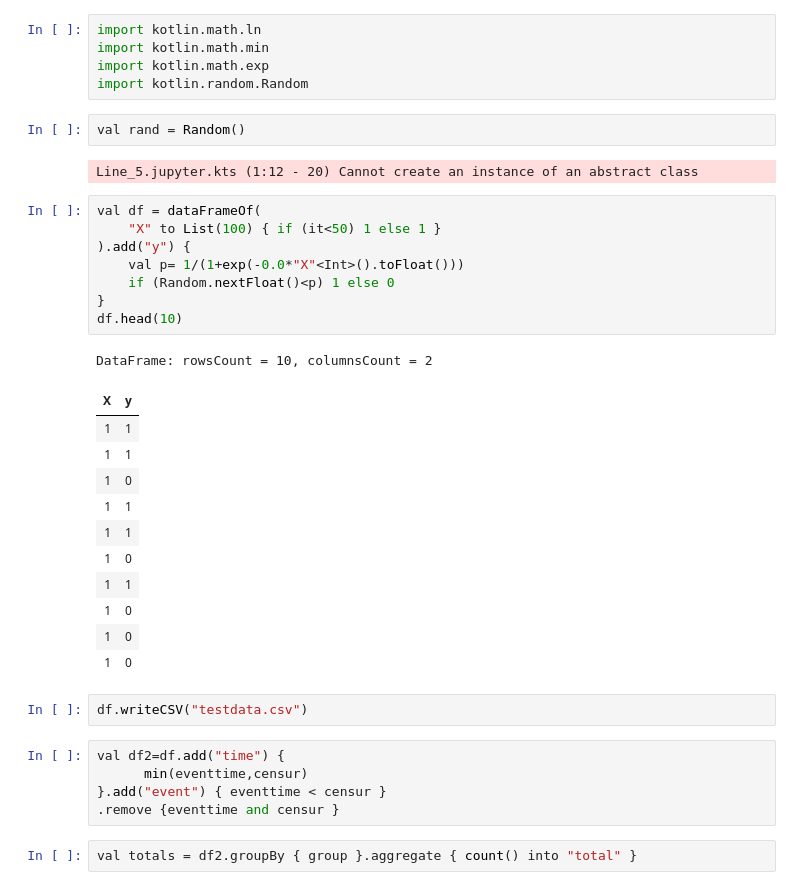
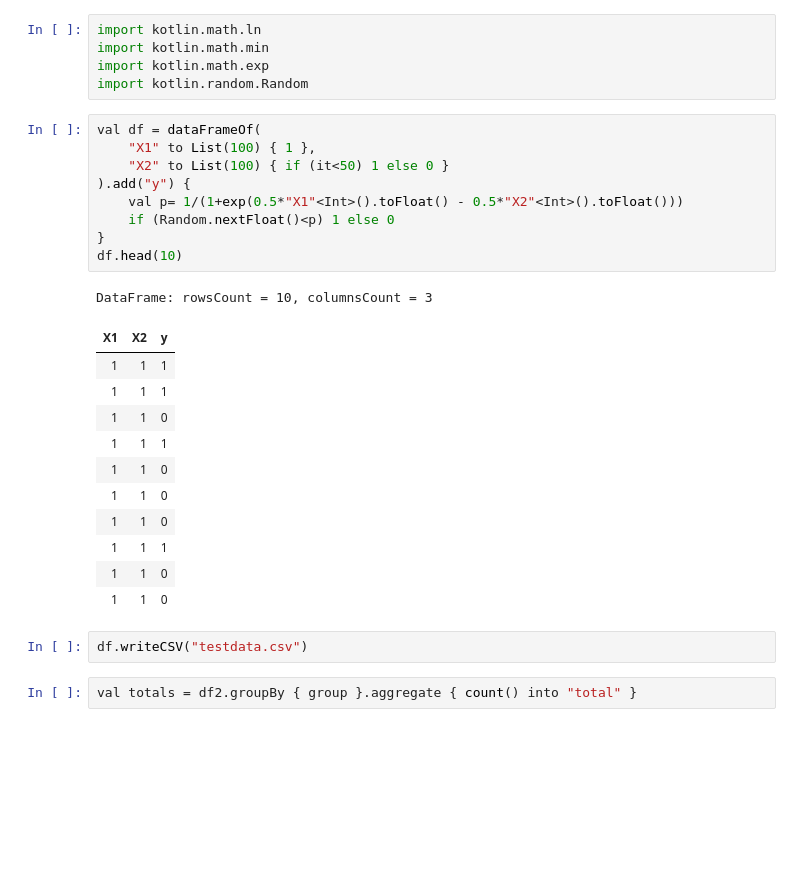
Before and after one commit to LeonidBresjnev/GeneralLinearModel, a Jupyter notebook: glm.ipynb, the cells around one changed output. Saved outputs shown, nothing was run; the diff lists cells and outputs as text; blank space fills up the shorter version.

```diff
--- a/glm.ipynb
+++ b/glm.ipynb
@@ -7,38 +6,30 @@ import kotlin.math.ln
 import kotlin.math.min
 import kotlin.math.exp
 import kotlin.random.Random
-# %%
-val rand = Random()
-# %% [output]
-Line_5.jupyter.kts (1:12 - 20) Cannot create an instance of an abstract class
 # %%
 val df = dataFrameOf(
-    "X" to List(100) { if (it<50) 1 else 1 }
+    "X1" to List(100) { 1 },
+    "X2" to List(100) { if (it<50) 1 else 0 }
 ).add("y") {
-    val p= 1/(1+exp(-0.0*"X"<Int>().toFloat()))
+    val p= 1/(1+exp(0.5*"X1"<Int>().toFloat() - 0.5*"X2"<Int>().toFloat()))
     if (Random.nextFloat()<p) 1 else 0
 }
 df.head(10)
 # %% [output]
-DataFrame: rowsCount = 10, columnsCount = 2
+DataFrame: rowsCount = 10, columnsCount = 3
-| X | y |
-| 1 | 1 |
-| 1 | 1 |
-| 1 | 0 |
-| 1 | 1 |
-| 1 | 1 |
-| 1 | 0 |
-| 1 | 1 |
-| 1 | 0 |
-| 1 | 0 |
-| 1 | 0 |
+| X1 | X2 | y |
+| 1 | 1 | 1 |
+| 1 | 1 | 1 |
+| 1 | 1 | 0 |
+| 1 | 1 | 1 |
+| 1 | 1 | 0 |
+| 1 | 1 | 0 |
+| 1 | 1 | 0 |
+| 1 | 1 | 1 |
+| 1 | 1 | 0 |
+| 1 | 1 | 0 |
 # %%
 df.writeCSV("testdata.csv")
-# %%
-val df2=df.add("time") {
-      min(eventtime,censur)
-}.add("event") { eventtime < censur }
-.remove {eventtime and censur }
 # %%
 val totals = df2.groupBy { group }.aggregate { count() into "total" }
 # %%
```
Also changed, not shown: parts of 22 cells of this notebook.
